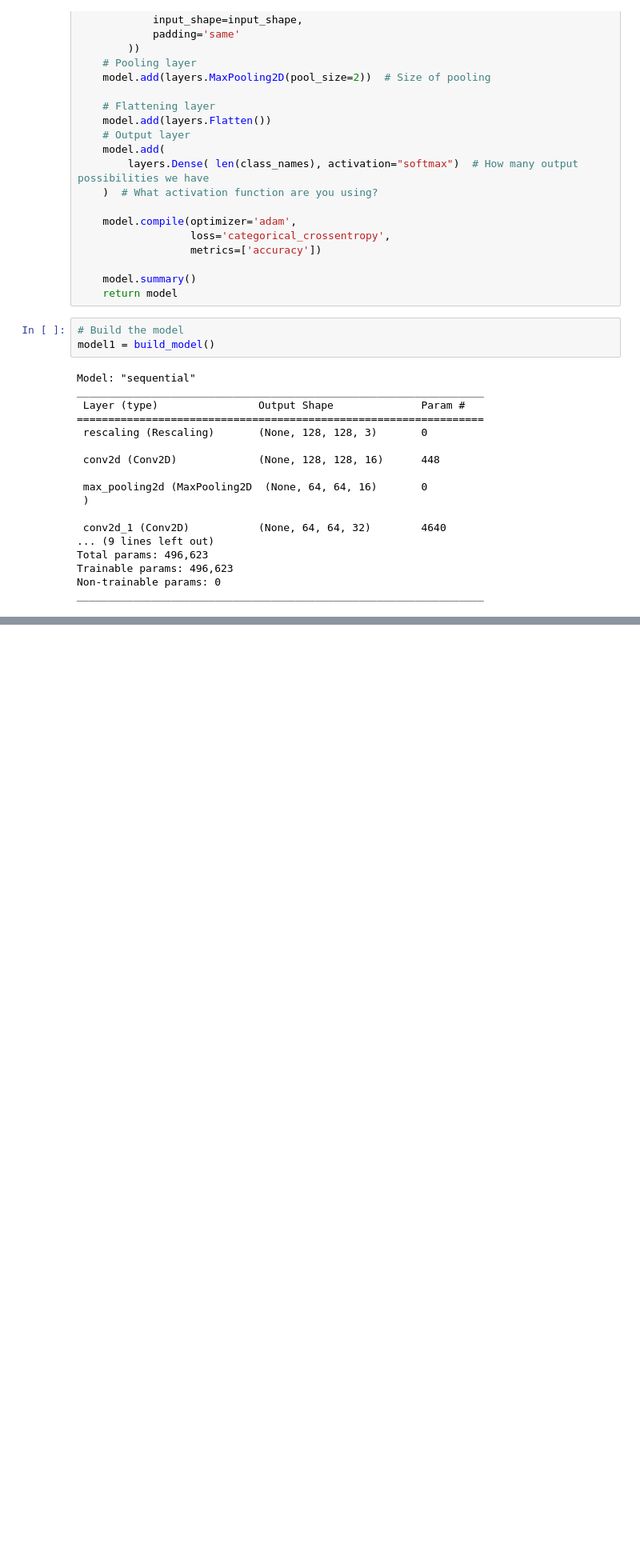
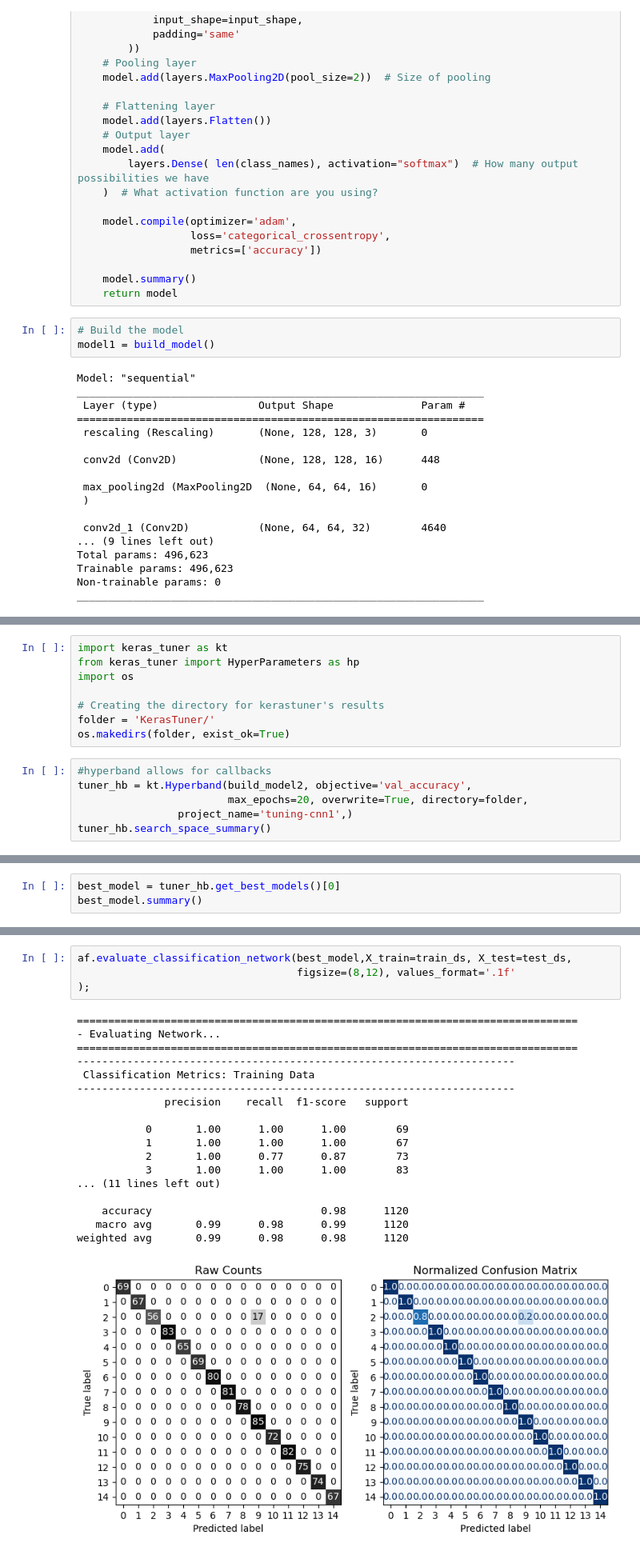
Before and after one commit to hekmat-ashqer/BugNet, a Jupyter notebook: BugNet.ipynb, the cells around one changed output, grey strips where cells are left out. Shown at 80% size. Drawn from its saved outputs; the diff is of its cells as text; blank space fills up the shorter version.

Commit message:
Tuning CNNs
Tuning CNNs

```diff
--- a/BugNet.ipynb
+++ b/BugNet.ipynb
@@ -464,0 +618,14 @@ weighted avg       0.52      0.44      0.45       151
+# %%
+import keras_tuner as kt
+from keras_tuner import HyperParameters as hp
+import os
+
+# Creating the directory for kerastuner's results
+folder = 'KerasTuner/'
+os.makedirs(folder, exist_ok=True)
+# %%
+#hyperband allows for callbacks
+tuner_hb = kt.Hyperband(build_model2, objective='val_accuracy',
+                        max_epochs=20, overwrite=True, directory=folder,
+                project_name='tuning-cnn1',)
+tuner_hb.search_space_summary()
@@ -464,0 +676,3 @@ weighted avg       0.52      0.44      0.45       151
+# %%
+best_model = tuner_hb.get_best_models()[0]
+best_model.summary()
@@ -464,0 +697,23 @@ weighted avg       0.52      0.44      0.45       151
+# %%
+af.evaluate_classification_network(best_model,X_train=train_ds, X_test=test_ds,
+                                   figsize=(8,12), values_format='.1f'
+);
+# %% [output]
+================================================================================
+- Evaluating Network...
+================================================================================
+----------------------------------------------------------------------
+ Classification Metrics: Training Data
+----------------------------------------------------------------------
+              precision    recall  f1-score   support
+
+           0       1.00      1.00      1.00        69
+           1       1.00      1.00      1.00        67
+           2       1.00      0.77      0.87        73
+           3       1.00      1.00      1.00        83
+... (11 lines left out)
+
+    accuracy                           0.98      1120
+   macro avg       0.99      0.98      0.99      1120
+weighted avg       0.99      0.98      0.98      1120
+[figure, added]
```
Also changed, not shown: parts of 14 cells of this notebook.
